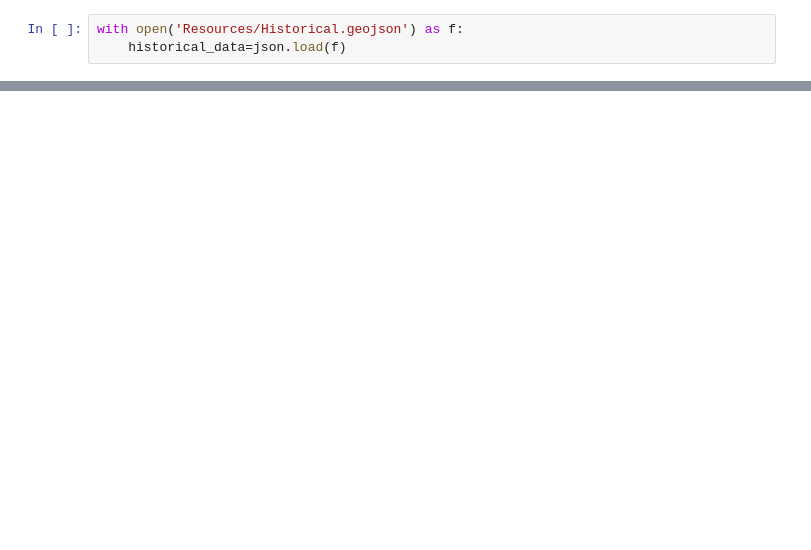
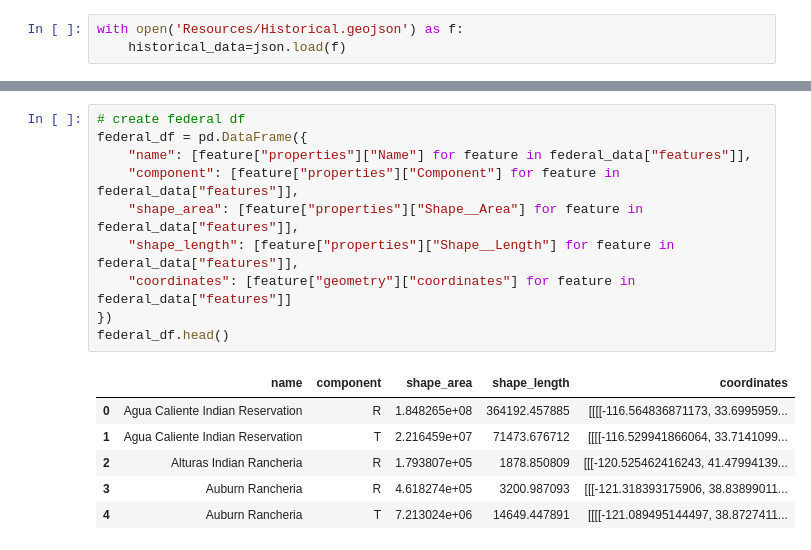
Before and after one commit to Project-3-EDA-ETL-API-Visualizations/project_home, a Jupyter notebook: notebook.ipynb, the cells around one changed output, grey strips where cells are left out. Saved outputs shown, nothing was run; the diff lists cells and outputs as text; blank space fills up the shorter version.

```diff
--- a/notebook.ipynb
+++ b/notebook.ipynb
@@ -53,0 +59,17 @@ historical_data
+# %%
+# create federal df
+federal_df = pd.DataFrame({
+    "name": [feature["properties"]["Name"] for feature in federal_data["features"]],
+    "component": [feature["properties"]["Component"] for feature in federal_data["features"]],
+    "shape_area": [feature["properties"]["Shape__Area"] for feature in federal_data["features"]],
+    "shape_length": [feature["properties"]["Shape__Length"] for feature in federal_data["features"]],
+    "coordinates": [feature["geometry"]["coordinates"] for feature in federal_data["features"]]
+})
+federal_df.head()
+# %% [output]
+|  | name | component | shape_area | shape_length | coordinates |
+| 0 | Agua Caliente Indian Reservation | R | 1.848265e+08 | 364192.457885 | [[[[-116.564836871173, 33.6995959... |
+| 1 | Agua Caliente Indian Reservation | T | 2.216459e+07 | 71473.676712 | [[[[-116.529941866064, 33.7141099... |
+| 2 | Alturas Indian Rancheria | R | 1.793807e+05 | 1878.850809 | [[[-120.525462416243, 41.47994139... |
+| 3 | Auburn Rancheria | R | 4.618274e+05 | 3200.987093 | [[[-121.318393175906, 38.83899011... |
+| 4 | Auburn Rancheria | T | 7.213024e+06 | 14649.447891 | [[[[-121.089495144497, 38.8727411... |
```
Also changed, not shown: parts of 8 cells of this notebook, 3 other files.
